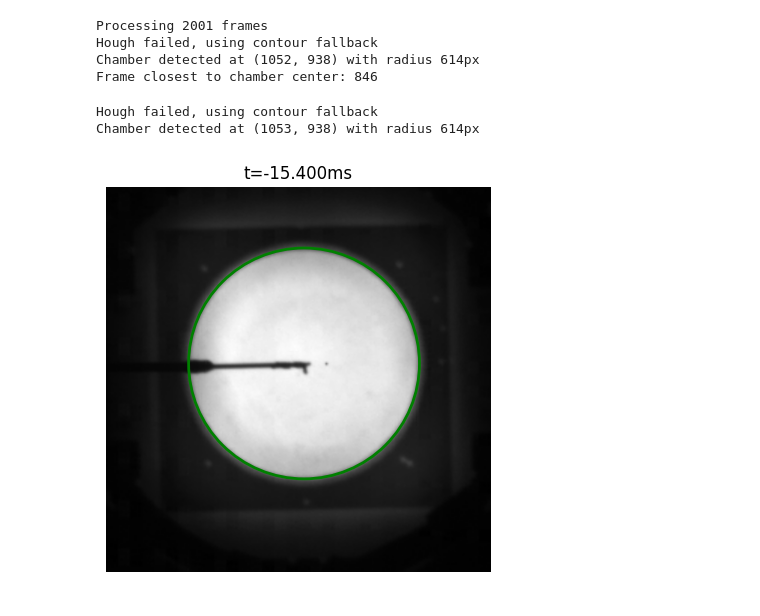
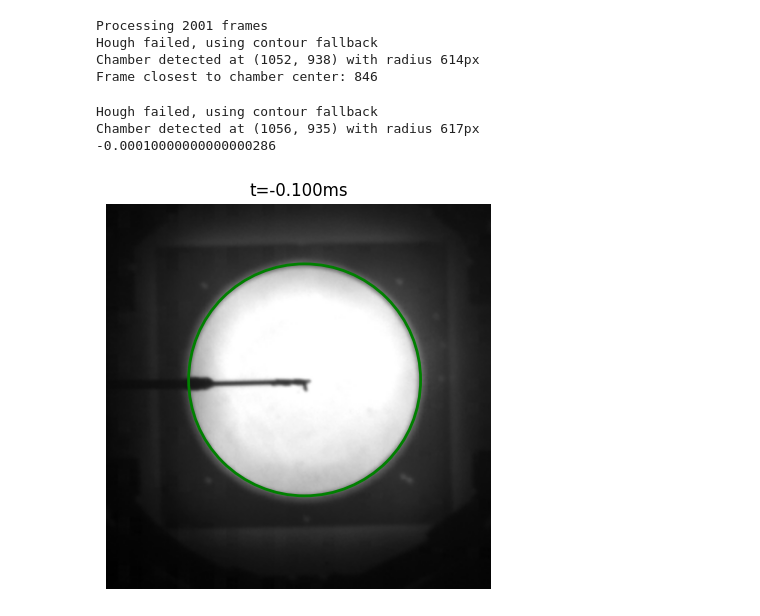
Before and after one commit to hjia94/data-analysis, a Jupyter notebook: object_tracking/fastcam_test.ipynb, the cells around one changed output. Cells and saved outputs as stored; diff of their text form; code cells hidden in the pictures.

```diff
--- a/object_tracking/fastcam_test.ipynb
+++ b/object_tracking/fastcam_test.ipynb
@@ -12,12 +12,12 @@ from pathlib import Path
 from read_cine import read_cine, convert_cine_to_avi
 from track_object import track_object, detect_chamber, update_tracking_result, show_tracking_results
 # %%
-cine_path = r"E:\good_data\kapton\20241217\Y20241217_He5kA_B310G650G_pl0t20_uw15t45_060.cine"
+cine_path = r"E:\good_data\kapton\20241217\Y20241217_He5kA_B310G650G_pl0t20_uw15t45_065.cine"
 avi_path = cine_path.replace('.cine', '.avi')
 
 tarr, frarr, dt = read_cine(cine_path)
 
-convert_cine_to_avi(frarr, avi_path)
+# convert_cine_to_avi(frarr, avi_path)
 # %% [output]
 Reading .cine file...
 starting frame number: -1000
@@ -44,35 +32,38 @@ Hough failed, using contour fallback
 Chamber detected at (1052, 938) with radius 614px
 Frame closest to chamber center: 846
 # %%
-frame_num = 846
+frame_num = 999
 
 cap = cv2.VideoCapture(avi_path)
 cap.set(cv2.CAP_PROP_POS_FRAMES, frame_num)
 ret, frame = cap.read()
 if not ret:
     raise ValueError(f"Could not read frame")
 
 # Detect chamber
 (cx, cy), chamber_radius = detect_chamber(frame)
 
 total_frames = int(cap.get(cv2.CAP_PROP_FRAME_COUNT))
 
 # Display the original frame
 plt.figure(figsize=(15, 5))
 plt.imshow(cv2.cvtColor(frame, cv2.COLOR_BGR2RGB))
 
 # Draw the chamber as a circle
 chamber_circle = plt.Circle((cx, cy), chamber_radius, fill=False, color='green', linewidth=2)
 plt.gca().add_patch(chamber_circle)
 
 plt.title(f"t={tarr[frame_num] * 1e3:.3f}ms")
 plt.axis('off')
 
 cap.release()
+
+print(tarr[frame_num])
 # %% [output]
 Hough failed, using contour fallback
-Chamber detected at (1053, 938) with radius 614px
+Chamber detected at (1056, 935) with radius 617px
+-0.00010000000000000286
-[figure, old version]
+[figure, new version]
 # %%
 v = 9.8*np.sqrt(2*1/9.8) # velocity at center of chamber in m/s
 
```
Also changed, not shown: parts of 1 cell of this notebook, 2 other files.
